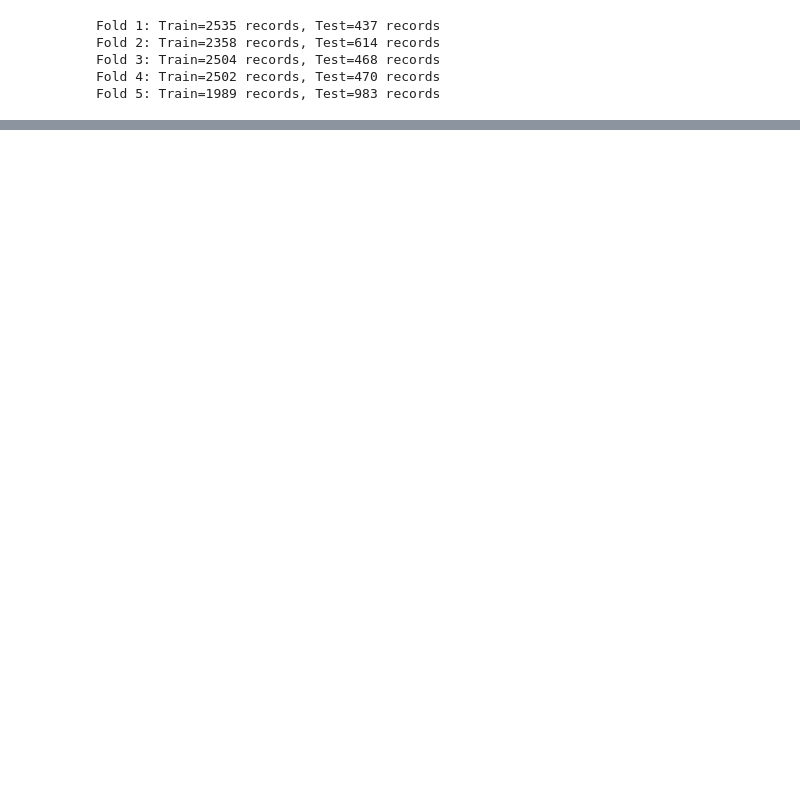
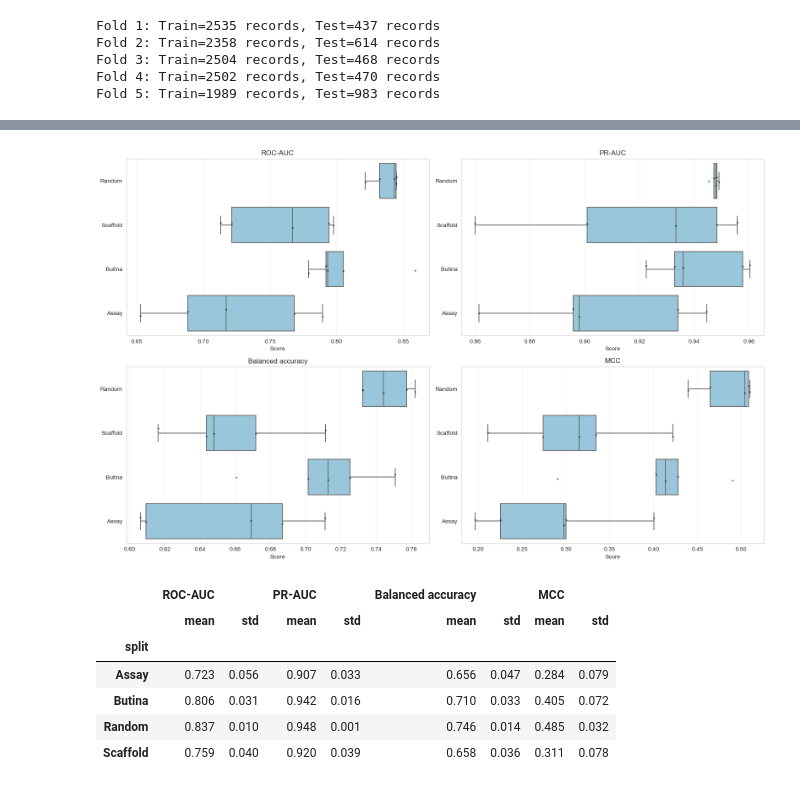
Before and after one commit to volkamerlab/ai_in_chemistry_workshop_2026, a Jupyter notebook: notebooks/Data_Exploration_ER.ipynb, the cells around one changed output, grey strips where cells are left out. Saved outputs shown, nothing was run; the diff lists cells and outputs as text; code cells hidden in the pictures; blank space fills up the shorter version.

Commit message:
data spliting added

```diff
--- a/notebooks/Data_Exploration_ER.ipynb
+++ b/notebooks/Data_Exploration_ER.ipynb
@@ -750,0 +921,20 @@ Fold 5: Train=1989 records, Test=983 records
+# %%
+model = make_pipeline(StandardScaler(with_mean=False), LogisticRegression(max_iter=2000, class_weight='balanced', random_state=RANDOM_STATE))
+records = []
+for method, fold_list in folds.items():
+    for fold, (train_idx, test_idx) in enumerate(fold_list, 1):
+        train_idx = np.asarray(train_idx); test_idx = np.asarray(test_idx)
+        if len(np.unique(Y[train_idx])) < 2 or len(np.unique(Y[test_idx])) < 2:
+            continue
+        fitted = clone(model).fit(X[train_idx], Y[train_idx])
+        prob = fitted.predict_proba(X[test_idx])[:, 1]
+        pred = (prob >= 0.5).astype(int)
+        y = Y[test_idx]
+        records.append({'split': method, 'fold': fold,
+                        'ROC-AUC': roc_auc_score(y, prob),
+                        'PR-AUC': average_precision_score(y, prob),
+                        'Balanced accuracy': balanced_accuracy_score(y, pred),
+                        'MCC': matthews_corrcoef(y, pred),
+                        'n_test': len(test_idx), 'active_test': y.mean()})
+results = pd.DataFrame(records)
+results.head()
@@ -750,0 +948,26 @@ Fold 5: Train=1989 records, Test=983 records
+# %%
+metric_order = ['ROC-AUC', 'PR-AUC', 'Balanced accuracy', 'MCC']
+long = results.melt(id_vars=['split', 'fold'], value_vars=metric_order, var_name='Metric', value_name='Score')
+
+fig, axes = plt.subplots(2, 2, figsize=(16, 10), sharex=False)
+for ax, metric in zip(axes.flat, metric_order):
+    sns.boxplot(data=long[long['Metric'] == metric], x='Score', y='split',
+                order=['Random', 'Scaffold', 'Butina', 'Assay'], ax=ax, color='#8ecae6', showfliers=False)
+    sns.stripplot(data=long[long['Metric'] == metric], x='Score', y='split',
+                  order=['Random', 'Scaffold', 'Butina', 'Assay'], ax=ax, color='black', size=3, alpha=.55)
+    ax.set_title(metric); ax.set_ylabel(''); ax.grid(axis='x', alpha=.3)
+plt.tight_layout()
+plt.show()
+
+
+summary = results.groupby('split')[metric_order].agg(['mean', 'std']).round(3)
+summary
+# %% [output]
+[figure, added]
+|  | ROC-AUC |  | PR-AUC |  | Balanced accuracy |  | MCC |  |
+|  | mean | std | mean | std | mean | std | mean | std |
+| split |  |  |  |  |  |  |  |  |
+| Assay | 0.723 | 0.056 | 0.907 | 0.033 | 0.656 | 0.047 | 0.284 | 0.079 |
+| Butina | 0.806 | 0.031 | 0.942 | 0.016 | 0.710 | 0.033 | 0.405 | 0.072 |
+| Random | 0.837 | 0.010 | 0.948 | 0.001 | 0.746 | 0.014 | 0.485 | 0.032 |
+| Scaffold | 0.759 | 0.040 | 0.920 | 0.039 | 0.658 | 0.036 | 0.311 | 0.078 |
```
Also changed, not shown: parts of 27 cells of this notebook.
